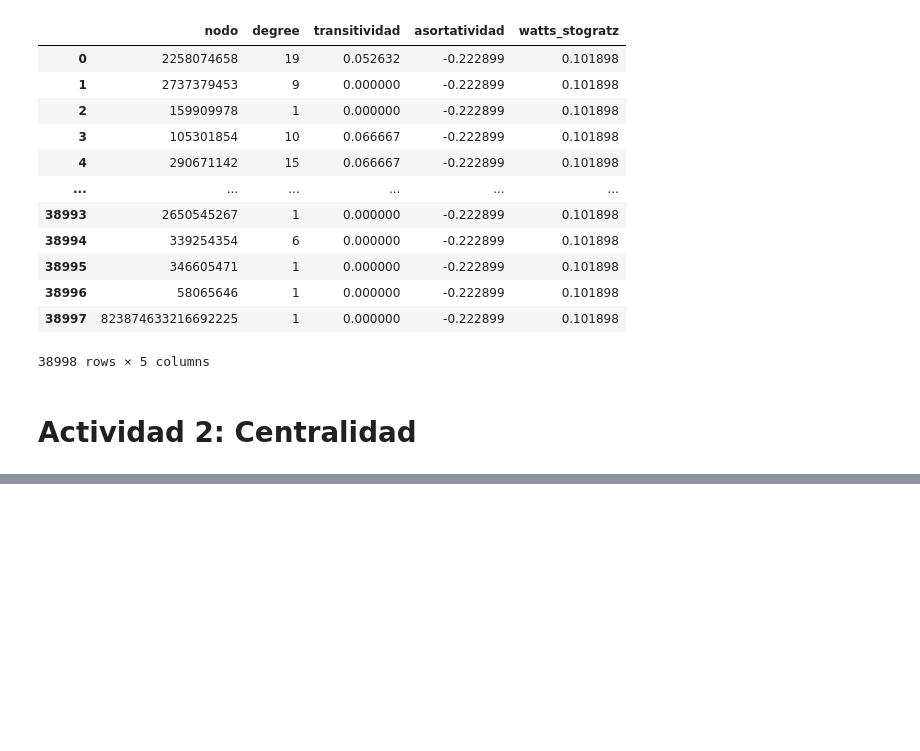
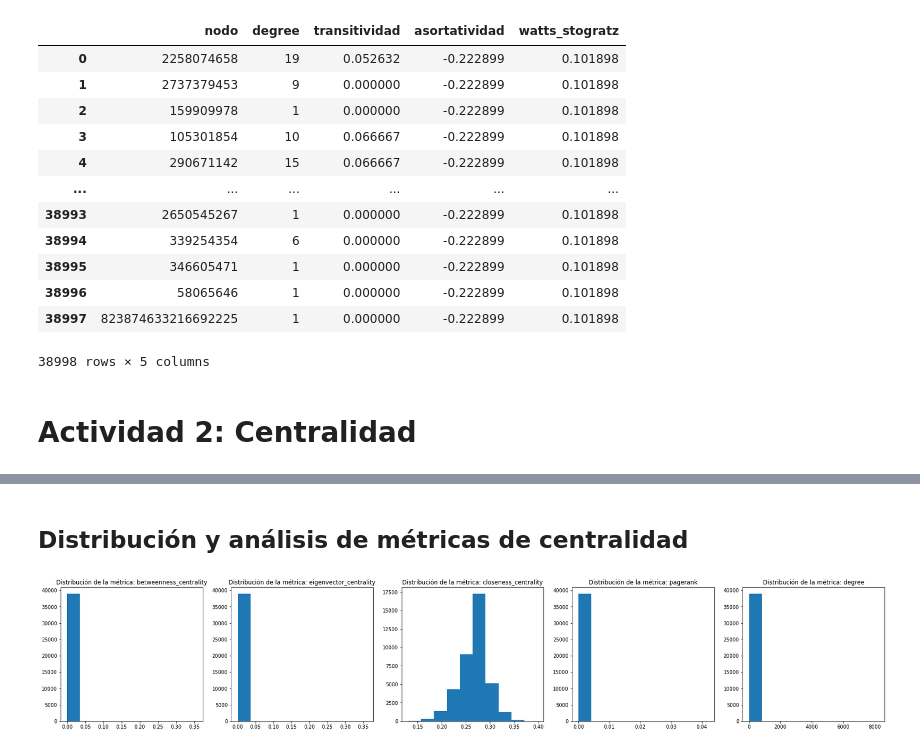
Before and after one commit to estebanarr/graphMachineLearning, a Jupyter notebook: notebooks/Practico1.ipynb, the cells around one changed output, grey strips where cells are left out. Saved outputs shown, nothing was run; the diff lists cells and outputs as text; code cells hidden in the pictures; blank space fills up the shorter version.

```diff
--- a/notebooks/Practico1.ipynb
+++ b/notebooks/Practico1.ipynb
@@ -292,12 +312,3 @@ df_metricas
 38998 rows × 5 columns
 # %% [markdown]
 # Actividad 2: Centralidad
-# %%
-import igraph as ig
-
-G_ig = ig.Graph.TupleList(G.edges())
-
-betweenness=G_ig.betweenness() #que tan importante es el nodo como punto de comunicación con el resto
-eigenvector = G_ig.eigenvector_centrality()  #tiene en cuenta la centralidad de los vecinos
-closeness=G_ig.closeness() #que tan central es el nodo. Numero de nodos sobre la distancia a todos los nodos.
-pagerank=G_ig.pagerank()
@@ -311,0 +391,15 @@ G_ig.
+# %% [markdown]
+## Distribución y análisis de métricas de centralidad
+# %%
+df_centralidad=pd.read_csv('df_centralidad.csv').rename(columns={'Unnamed: 0':'nodo'})
+df_centralidad.nodo=df_centralidad.astype(str)
+df_centralidad=df_centralidad.merge(df_metricas[['nodo','degree']],on='nodo')
+df_centralidad.set_index('nodo',inplace=True)
+# %%
+fig, axs=plt.subplots(nrows=1,ncols=5,sharex=False,figsize=(30,5))
+
+for i,metrica in enumerate(df_centralidad.columns):
+    axs[i].hist(df_centralidad[metrica])
+    axs[i].set_title('Distribución de la métrica: {}'.format(metrica))
+# %% [output]
+[figure, added]
```
Also changed, not shown: parts of 25 cells of this notebook.
